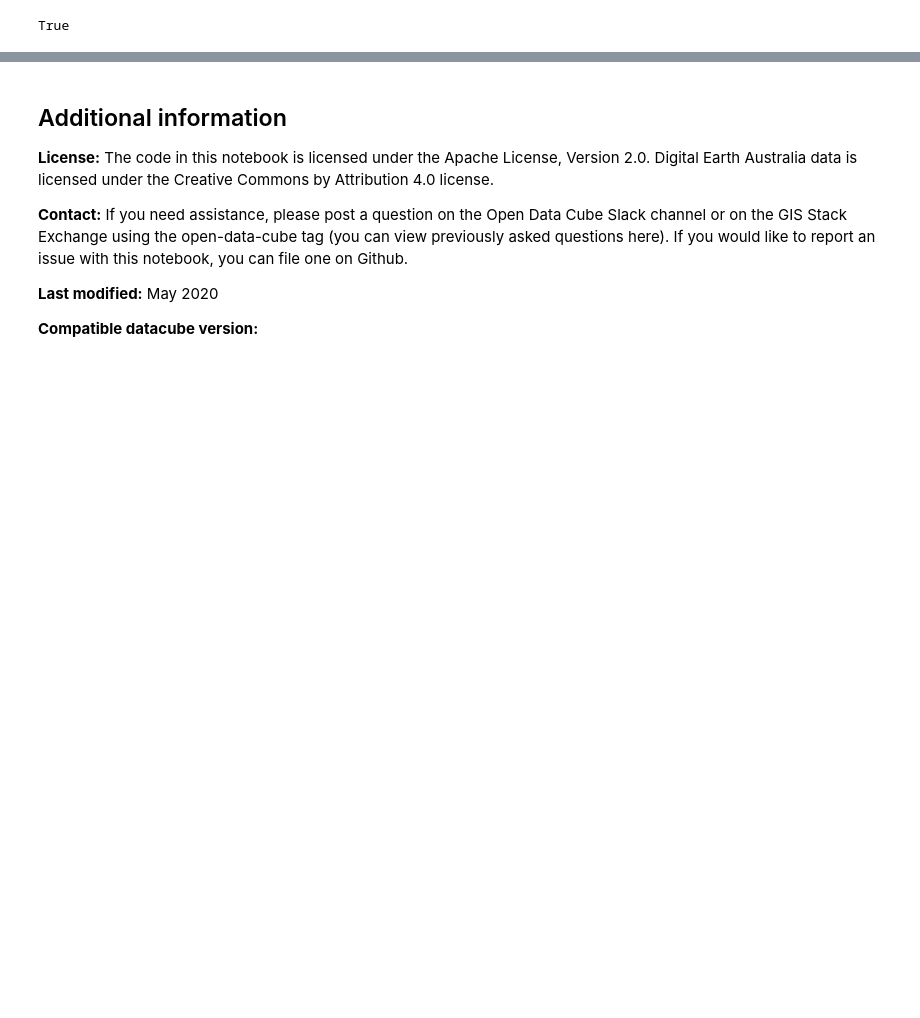
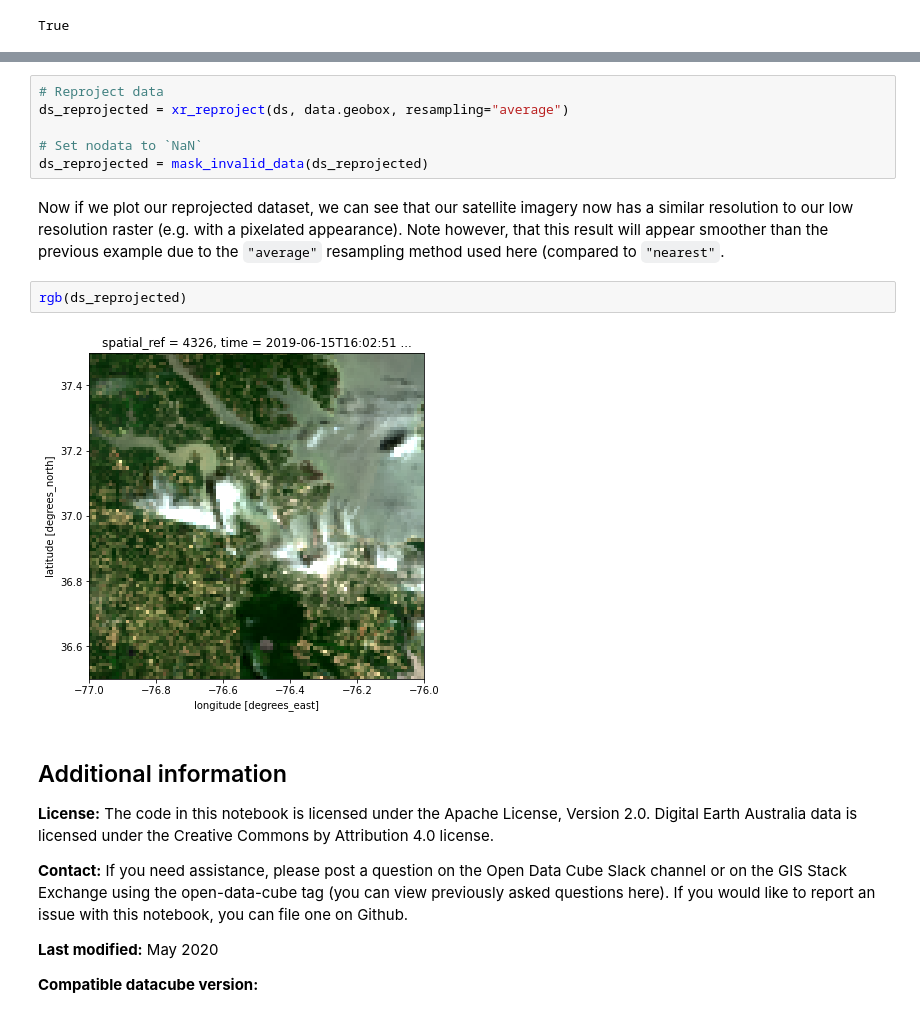
Before and after one commit to ODU-GeoSEA/va-datacube, a Jupyter notebook: Frequently_used_code/ReprojectingData.ipynb, the cells around one changed output, grey strips where cells are left out. Saved outputs shown, nothing was run; the diff lists cells and outputs as text; blank space fills up the shorter version.

```diff
--- a/Frequently_used_code/ReprojectingData.ipynb
+++ b/Frequently_used_code/ReprojectingData.ipynb
@@ -220,3 +201,15 @@ c = 3
+# %%
+# Reproject data
+ds_reprojected = xr_reproject(ds, data.geobox, resampling="average")
+
+# Set nodata to `NaN`
+ds_reprojected = mask_invalid_data(ds_reprojected)
+# %% [markdown]
+Now if we plot our reprojected dataset, we can see that our satellite imagery now has a similar resolution to our low resolution raster (e.g. with a pixelated appearance). Note however, that this result will appear smoother than the previous example due to the `"average"` resampling method used here (compared to `"nearest"`.
+# %%
+rgb(ds_reprojected)
+# %% [output]
+[figure, added]
 # %% [markdown]
 ## Additional information
 
```
Also changed, not shown: parts of 10 cells of this notebook.
